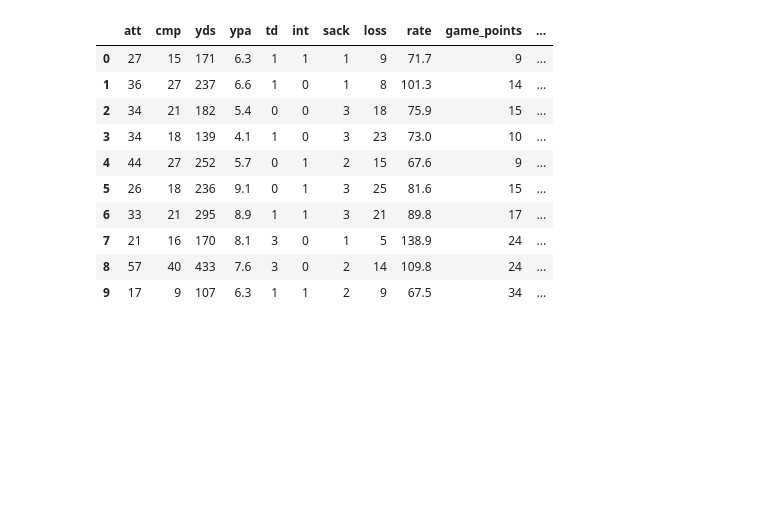
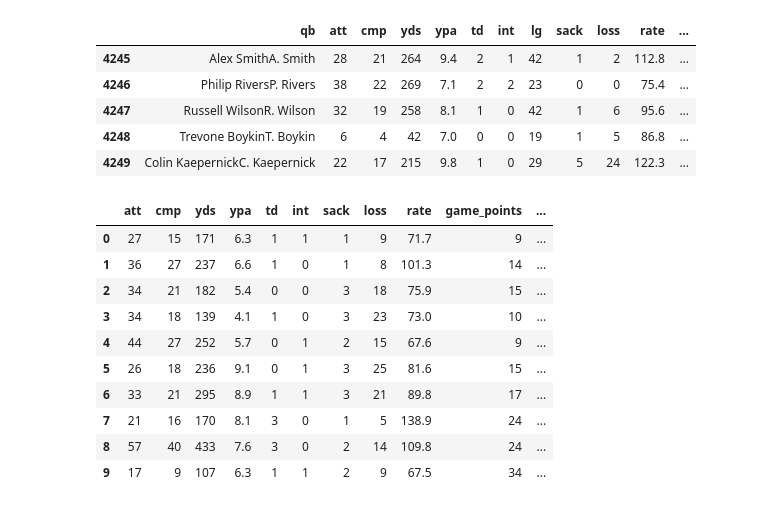
Before and after one commit to SatishUpadhyaya/NFL_HomeFieldPredictor, a Jupyter notebook: NFL_FieldPredictor.ipynb, the cells around one changed output. Drawn from its saved outputs; the diff is of its cells as text; code cells hidden in the pictures; blank space fills up the shorter version.

```diff
--- a/NFL_FieldPredictor.ipynb
+++ b/NFL_FieldPredictor.ipynb
@@ -34,3 +19,12 @@ df.head(10)
+# %%
+df.tail(5)
+# %% [output]
+|  | qb | att | cmp | yds | ypa | td | int | lg | sack | loss | rate | ... |
+| 4245 | Alex SmithA. Smith | 28 | 21 | 264 | 9.4 | 2 | 1 | 42 | 1 | 2 | 112.8 | ... |
+| 4246 | Philip RiversP. Rivers | 38 | 22 | 269 | 7.1 | 2 | 2 | 23 | 0 | 0 | 75.4 | ... |
+| 4247 | Russell WilsonR. Wilson | 32 | 19 | 258 | 8.1 | 1 | 0 | 42 | 1 | 6 | 95.6 | ... |
+| 4248 | Trevone BoykinT. Boykin | 6 | 4 | 42 | 7.0 | 0 | 0 | 19 | 1 | 5 | 86.8 | ... |
+| 4249 | Colin KaepernickC. Kaepernick | 22 | 17 | 215 | 9.8 | 1 | 0 | 29 | 5 | 24 | 122.3 | ... |
 # %%
 df.drop(['qb'], 1, inplace=True)
 df.drop(['lg'], 1, inplace=True)
```
Also changed, not shown: parts of 22 cells of this notebook, 1 other file.
